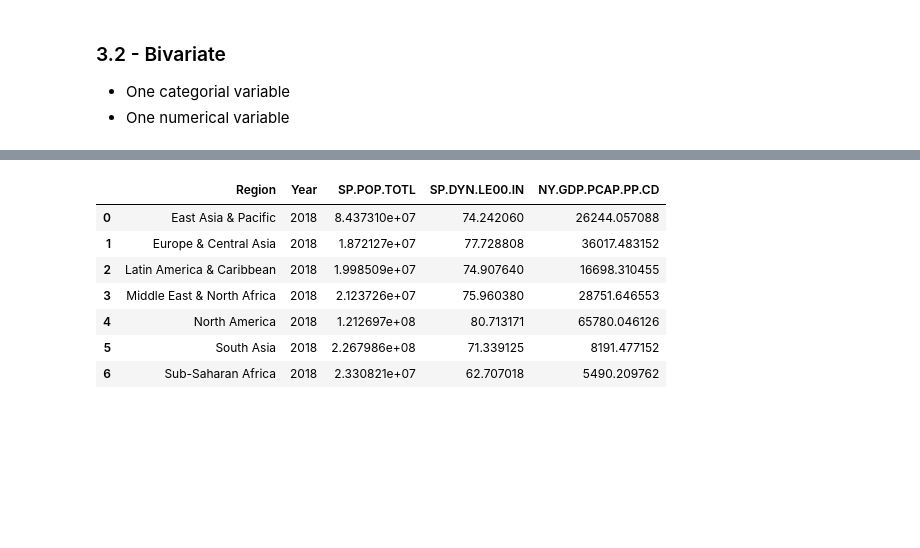
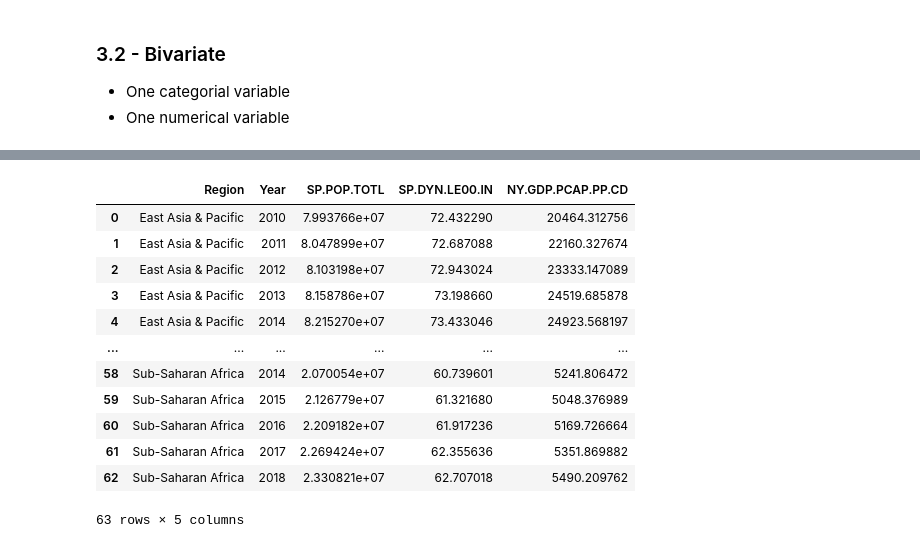
Before and after one commit to wcj365/python-stats-dataviz, a Jupyter notebook: plotly_express_world_dev.ipynb, the cells around one changed output, grey strips where cells are left out. Drawn from its saved outputs; the diff is of its cells as text; code cells hidden in the pictures; blank space fills up the shorter version.

```diff
--- a/plotly_express_world_dev.ipynb
+++ b/plotly_express_world_dev.ipynb
@@ -142,13 +172,18 @@ fig.show()
 # %%
-df_life = df_2018.groupby("Region").mean().reset_index()
+df_life = df.groupby(["Region","Year"]).mean().reset_index()
 df_life
 # %% [output]
 |  | Region | Year | SP.POP.TOTL | SP.DYN.LE00.IN | NY.GDP.PCAP.PP.CD |
-| 0 | East Asia & Pacific | 2018 | 8.437310e+07 | 74.242060 | 26244.057088 |
-| 1 | Europe & Central Asia | 2018 | 1.872127e+07 | 77.728808 | 36017.483152 |
-| 2 | Latin America & Caribbean | 2018 | 1.998509e+07 | 74.907640 | 16698.310455 |
-| 3 | Middle East & North Africa | 2018 | 2.123726e+07 | 75.960380 | 28751.646553 |
-| 4 | North America | 2018 | 1.212697e+08 | 80.713171 | 65780.046126 |
-| 5 | South Asia | 2018 | 2.267986e+08 | 71.339125 | 8191.477152 |
-| 6 | Sub-Saharan Africa | 2018 | 2.330821e+07 | 62.707018 | 5490.209762 |
+| 0 | East Asia & Pacific | 2010 | 7.993766e+07 | 72.432290 | 20464.312756 |
+| 1 | East Asia & Pacific | 2011 | 8.047899e+07 | 72.687088 | 22160.327674 |
+| 2 | East Asia & Pacific | 2012 | 8.103198e+07 | 72.943024 | 23333.147089 |
+| 3 | East Asia & Pacific | 2013 | 8.158786e+07 | 73.198660 | 24519.685878 |
+| 4 | East Asia & Pacific | 2014 | 8.215270e+07 | 73.433046 | 24923.568197 |
+| ... | ... | ... | ... | ... | ... |
+| 58 | Sub-Saharan Africa | 2014 | 2.070054e+07 | 60.739601 | 5241.806472 |
+| 59 | Sub-Saharan Africa | 2015 | 2.126779e+07 | 61.321680 | 5048.376989 |
+| 60 | Sub-Saharan Africa | 2016 | 2.209182e+07 | 61.917236 | 5169.726664 |
+| 61 | Sub-Saharan Africa | 2017 | 2.269424e+07 | 62.355636 | 5351.869882 |
+| 62 | Sub-Saharan Africa | 2018 | 2.330821e+07 | 62.707018 | 5490.209762 |
+63 rows × 5 columns
 # %%
```
Also changed, not shown: parts of 8 cells of this notebook.
